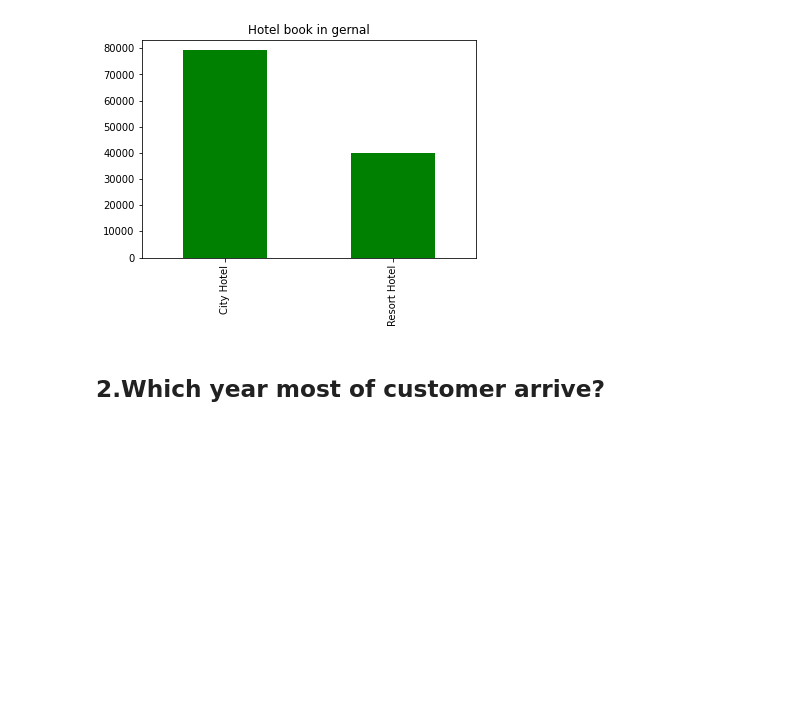
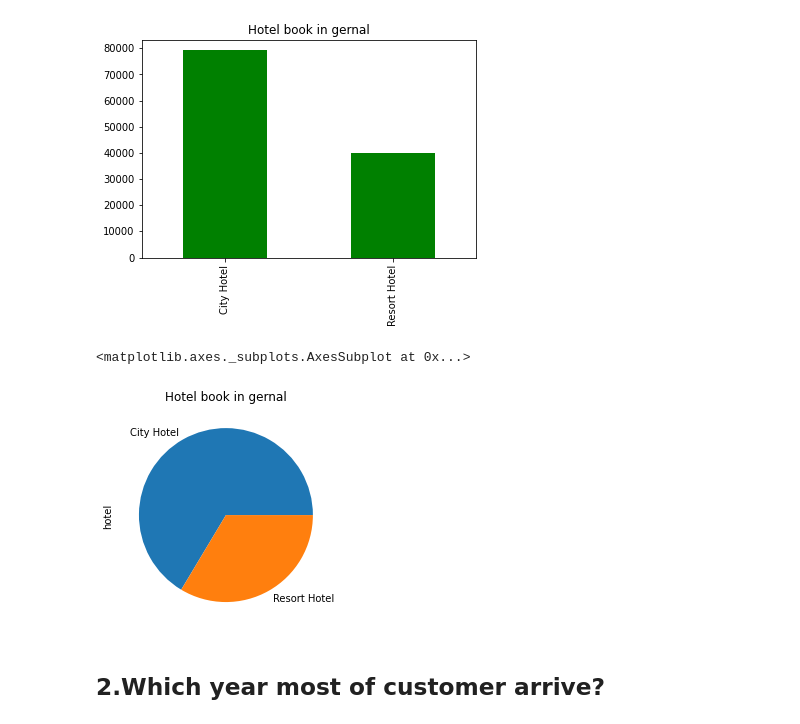
Before and after one commit to MAHEND-VERMA/Exploratory-Data-Analysis-, a Jupyter notebook: MAHEND_VERMA_Hotel_booking.ipynb, the cells around one changed output. Cells and saved outputs as stored; diff of their text form; code cells hidden in the pictures; blank space fills up the shorter version.

```diff
--- a/MAHEND_VERMA_Hotel_booking.ipynb
+++ b/MAHEND_VERMA_Hotel_booking.ipynb
@@ -134,6 +134,12 @@ x.plot(kind='bar' ,title='Hotel book in gernal' , color='g')
 # %% [output]
 <matplotlib.axes._subplots.AxesSubplot at 0x...>
 [figure]
+# %%
+x= df['hotel'].value_counts()
+x.plot(kind='pie' ,title='Hotel book in gernal')
+# %% [output]
+<matplotlib.axes._subplots.AxesSubplot at 0x...>
+[figure, added]
 # %% [markdown]
 ## **2.Which year most of customer arrive?**
 # %%
```
Also changed, not shown: parts of 3 cells of this notebook.
